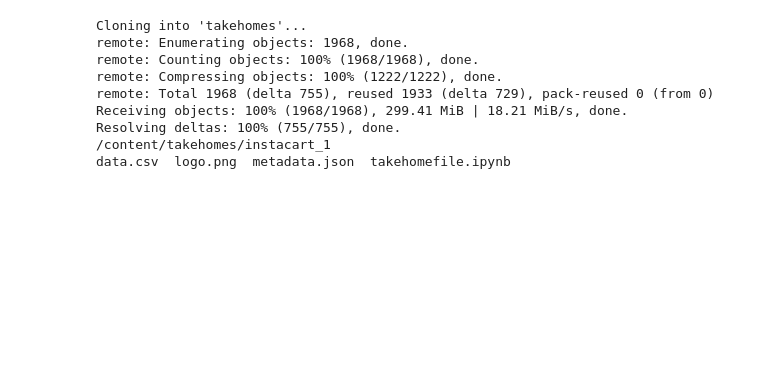
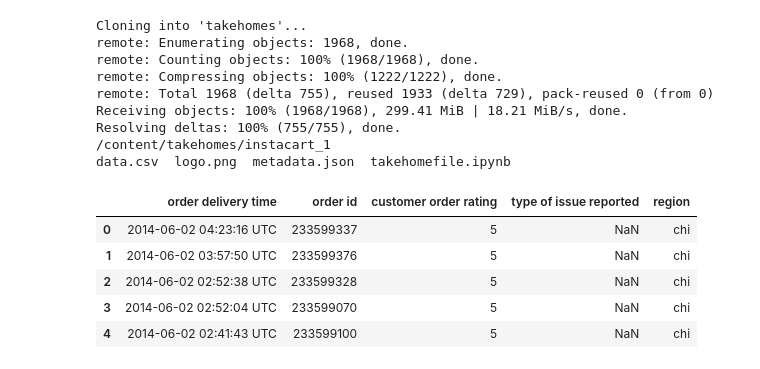
Before and after one commit to PeiZheng224/AI-Powered-Marketing-Content-Pipeline, a Jupyter notebook: instacart_1/takehomefile.ipynb, the cells around one changed output. Drawn from its saved outputs; the diff is of its cells as text; code cells hidden in the pictures; blank space fills up the shorter version.

```diff
--- a/instacart_1/takehomefile.ipynb
+++ b/instacart_1/takehomefile.ipynb
@@ -36,0 +41,10 @@ data.csv  logo.png  metadata.json  takehomefile.ipynb
+# %%
+df=pd.read_csv('data.csv')
+df.head(5)
+# %% [output]
+|  | order delivery time | order id | customer order rating | type of issue reported | region |
+| 0 | 2014-06-02 04:23:16 UTC | 233599337 | 5 | NaN | chi |
+| 1 | 2014-06-02 03:57:50 UTC | 233599376 | 5 | NaN | chi |
+| 2 | 2014-06-02 02:52:38 UTC | 233599328 | 5 | NaN | chi |
+| 3 | 2014-06-02 02:52:04 UTC | 233599070 | 5 | NaN | chi |
+| 4 | 2014-06-02 02:41:43 UTC | 233599100 | 5 | NaN | chi |
```
Also changed, not shown: parts of 6 cells of this notebook.
